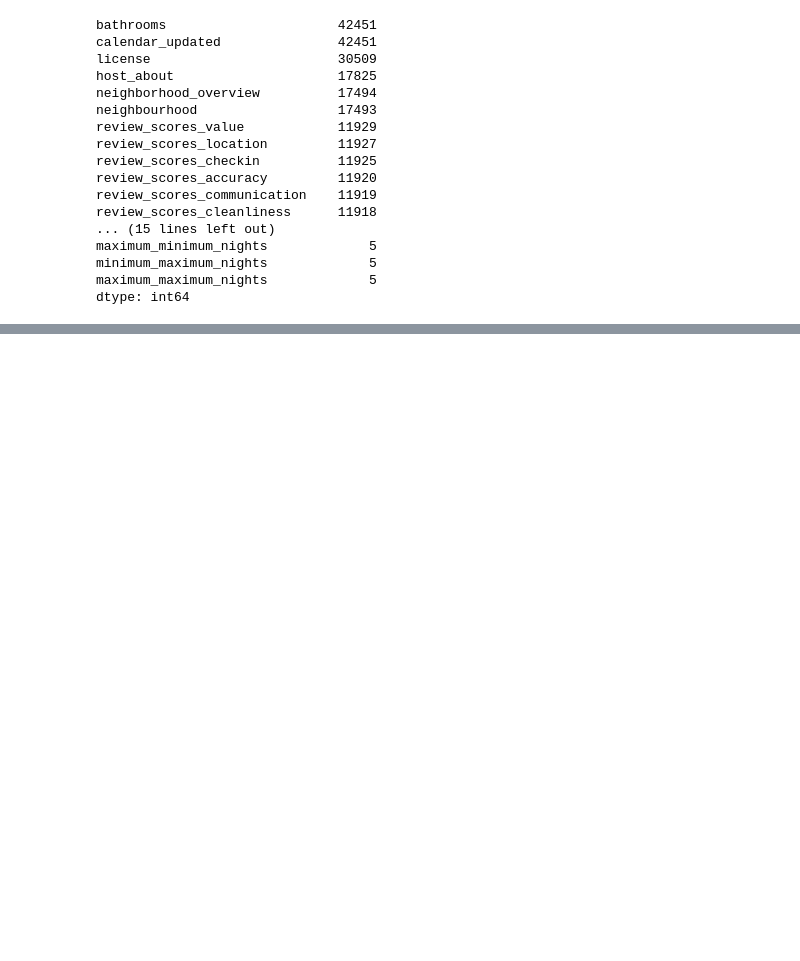
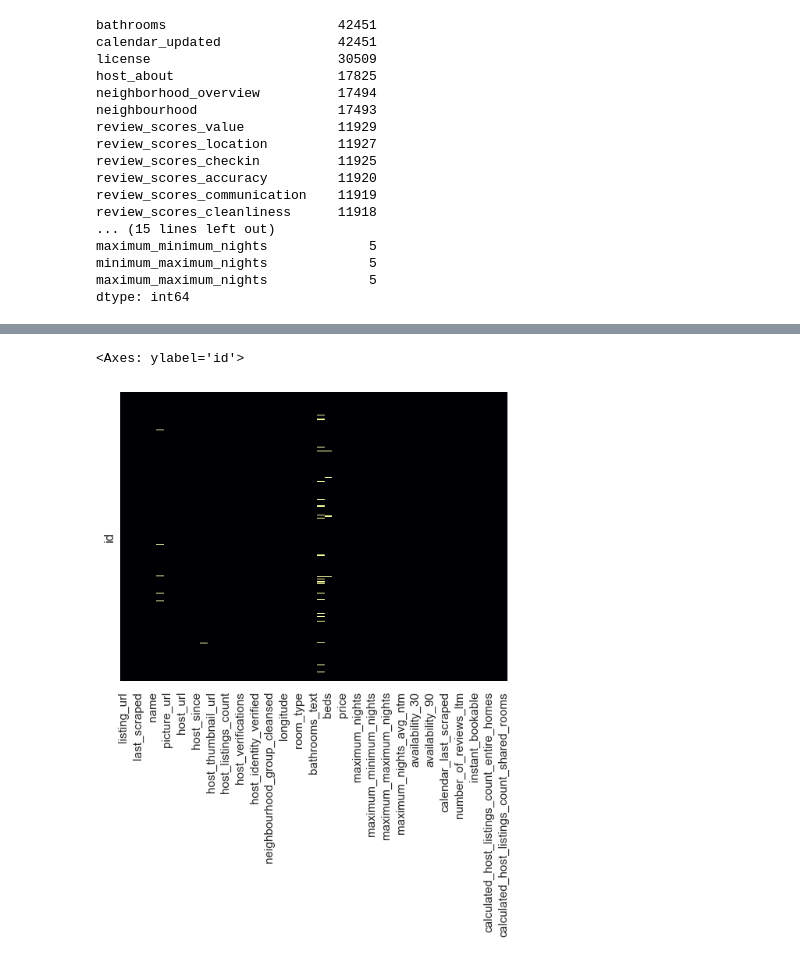
Before and after one commit to bravovielisa/LosAngeles_airbnb, a Jupyter notebook: Los_Angeles_airbnb.ipynb, the cells around one changed output, grey strips where cells are left out. Saved outputs shown, nothing was run; the diff lists cells and outputs as text; code cells hidden in the pictures; blank space fills up the shorter version.

```diff
--- a/Los_Angeles_airbnb.ipynb
+++ b/Los_Angeles_airbnb.ipynb
@@ -229,0 +244,14 @@ nulos_values_totales.T
+# %%
+umbral = 18  # Porcentaje límite de valores nulos
+
+'''Obtener la lista de columnas a eliminar.
+Utilizamos .index.tolist() para obtener una lista de los nombres de las columnas a eliminar.'''
+columnas_eliminar = nulos_values_totales[nulos_values_totales['% nulos'] > umbral].index.tolist()
+
+# Eliminar las columnas del DataFrame original
+df1 = df.drop(columnas_eliminar, axis=1)
+# %%
+sns.heatmap(df1.isnull(),yticklabels=False,cbar=False,cmap='inferno')
+# %% [output]
+<Axes: ylabel='id'>
+[figure, added]
```
Also changed, not shown: parts of 11 cells of this notebook.
